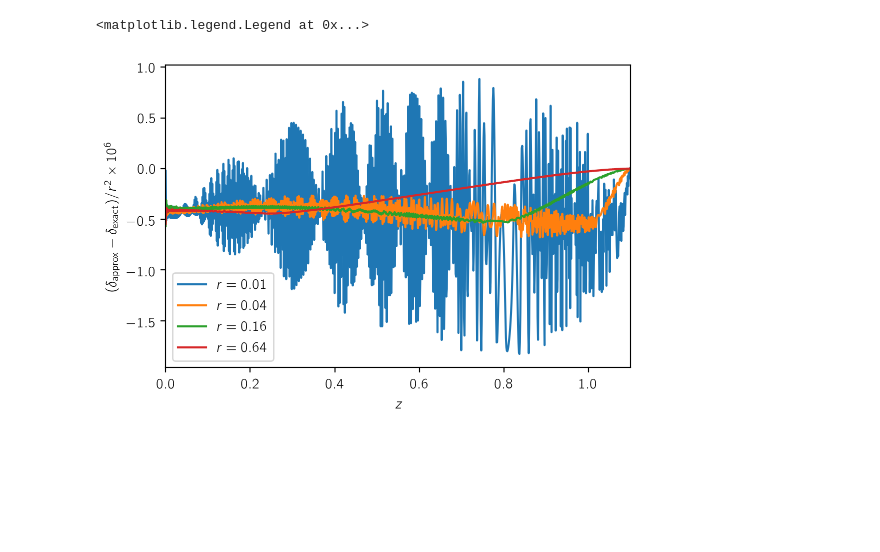
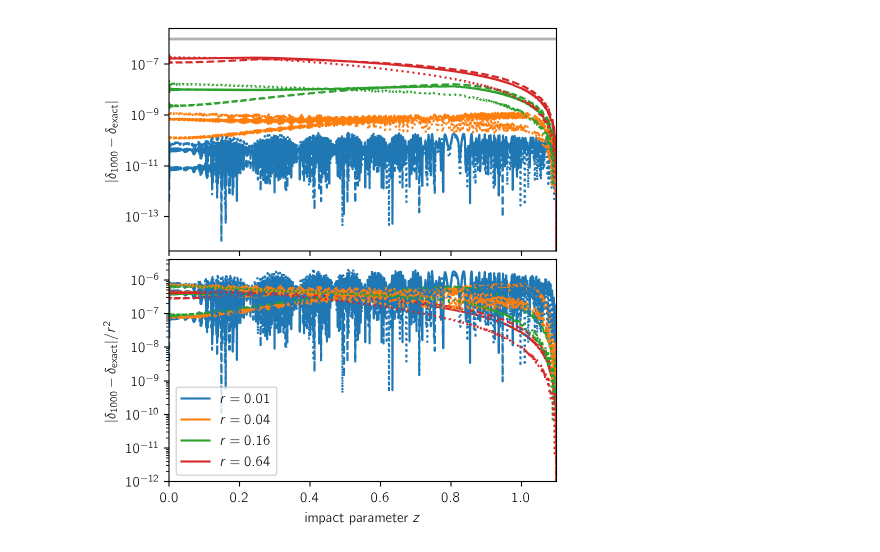
Before and after one commit to exoplanet-dev/exoplanet, a Jupyter notebook: transit-convergence.ipynb, the cells around one changed output. Drawn from its saved outputs; the diff is of its cells as text; code cells hidden in the pictures; blank space fills up the shorter version.

```diff
--- a/transit-convergence.ipynb
+++ b/transit-convergence.ipynb
@@ -81,17 +72,25 @@ fig.subplots_adjust(hspace=0.04)
-# %%
-x = z.eval()
-rors = [0.01, 0.04, 0.16, 0.64]
-arg = transit.transit_depth(ld, z, r, n_integrate=1000) - delta_exact
-y = np.empty((len(rors), len(x)))
-for i, ror in enumerate(rors):
-    y[i] = session.run(arg, feed_dict={r: ror})
-# %%
-for i, ror in enumerate(rors):
-    plt.plot(x, y[i] / np.array(ror)**2 * 1e6, label="$r = {0:.2f}$".format(ror))
-plt.xlim(0, 1.1)
-plt.ylabel("$(\delta_\mathrm{approx} - \delta_\mathrm{exact})/r^2 \\times 10^6$")
-plt.xlabel("$z$")
-plt.legend()
-# %% [output]
-<matplotlib.legend.Legend at 0x...>
-[figure, removed]
+# %%
+fig, axes = plt.subplots(2, 1, figsize=(5, 6), sharex=True)
+
+for i, (c, s) in enumerate(zip(ld_cs, ["solid", "dashed", "dotted"])):
+    for j, ror in enumerate(rors):
+        color = "C{0}".format(j)
+        label = "$r = {0:.2f}$".format(ror) if s == "solid" else None
+
+        ax = axes[0]
+        ax.semilogy(z_val, np.abs(err_z[i, j]), color=color, linestyle=s, label=label)
+
+        ax = axes[1]
+        ax.semilogy(z_val, np.abs(err_z[i, j] / ror**2), color=color, linestyle=s, label=label)
+
+axes[0].axhline(1e-6, color="k", lw=2.0, alpha=0.3)
+
+axes[0].set_ylabel("$|\delta_\mathrm{1000} - \delta_\mathrm{exact}|$")
+axes[1].set_ylabel("$|\delta_\mathrm{1000} - \delta_\mathrm{exact}| / r^2$")
+axes[1].set_xlabel("impact parameter $z$")
+axes[1].set_xlim(z_val.min(), z_val.max())
+axes[1].legend()
+
+fig.subplots_adjust(hspace=0.04)
+# %% [output]
+[figure, added]
```
Also changed, not shown: parts of 6 cells of this notebook, 13 other files.
